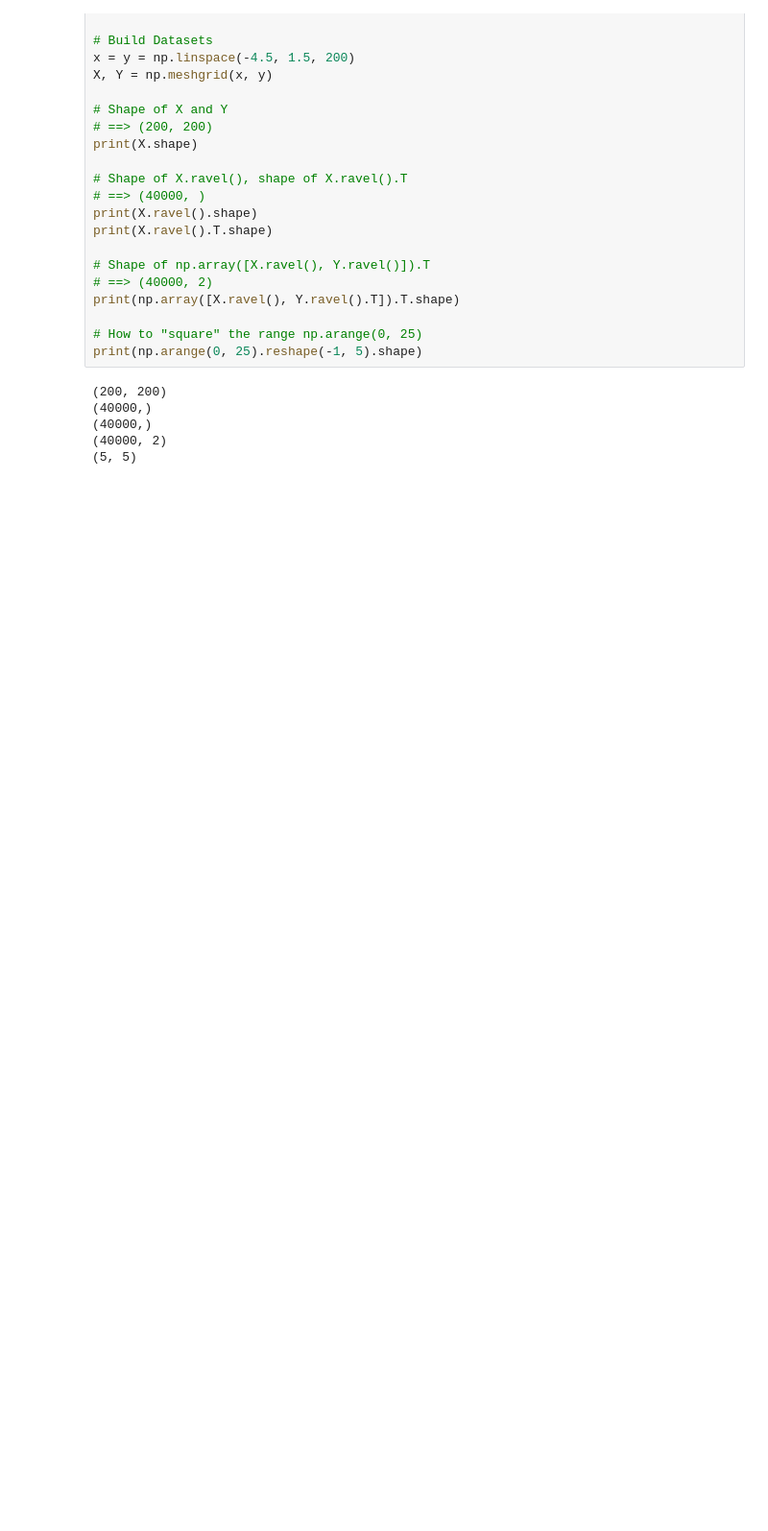
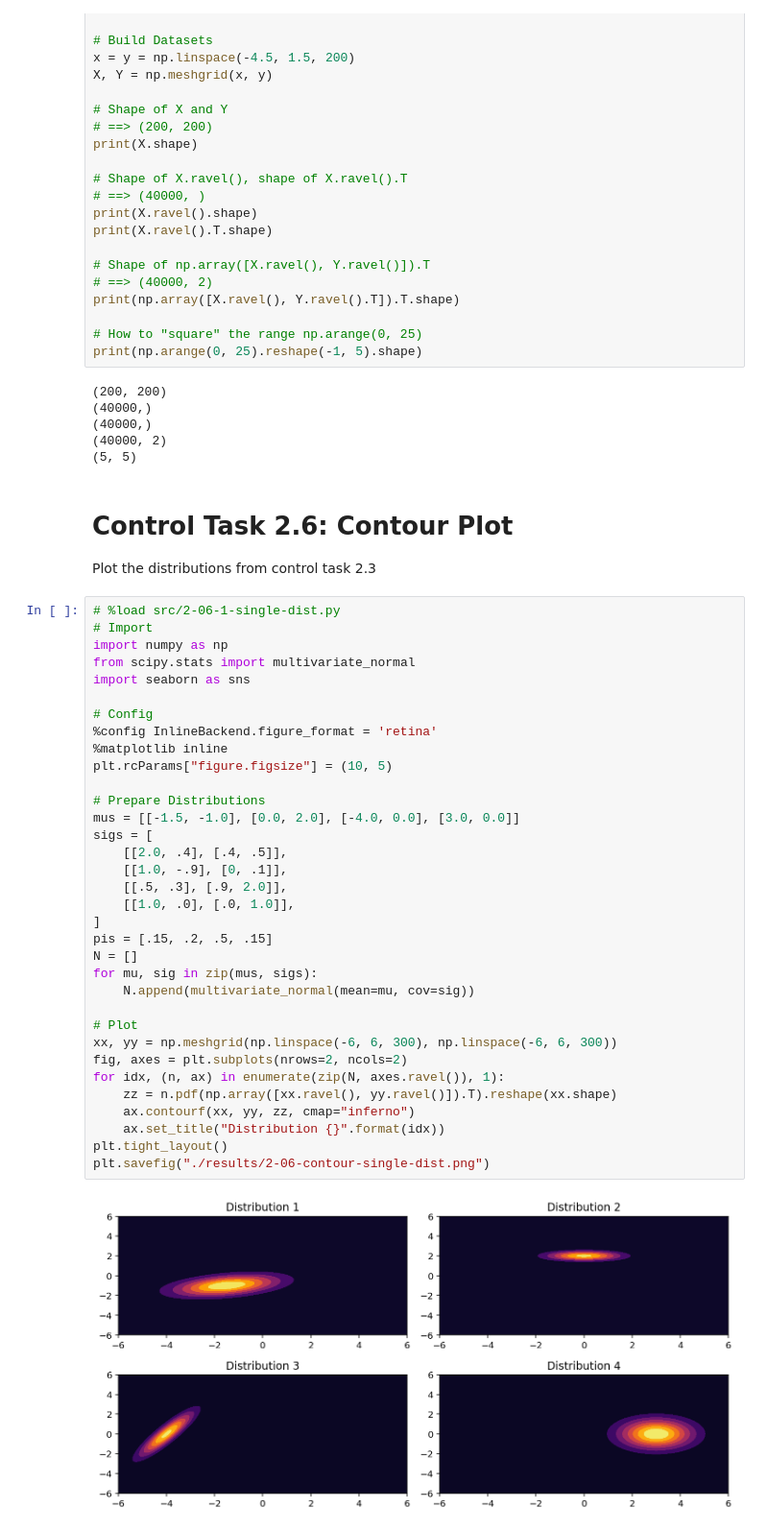
Before and after one commit to jgoerner/advanced-statistics, a Jupyter notebook: statistics/notebooks/Readingguide-2.ipynb, the cells around one changed output. Shown at 96% size. Drawn from its saved outputs; the diff is of its cells as text; blank space fills up the shorter version.

Commit message:
Include Control Task 2-6

```diff
--- a/statistics/notebooks/Readingguide-2.ipynb
+++ b/statistics/notebooks/Readingguide-2.ipynb
@@ -225,3 +225,42 @@ print(np.arange(0, 25).reshape(-1, 5).shape)
 (40000,)
 (40000, 2)
 (5, 5)
+# %% [markdown]
+# Control Task 2.6: Contour Plot
+Plot the distributions from control task 2.3
+# %%
+# %load src/2-06-1-single-dist.py
+# Import
+import numpy as np
+from scipy.stats import multivariate_normal
+import seaborn as sns
+
+# Config
+%config InlineBackend.figure_format = 'retina'
+%matplotlib inline
+plt.rcParams["figure.figsize"] = (10, 5)
+
+# Prepare Distributions
+mus = [[-1.5, -1.0], [0.0, 2.0], [-4.0, 0.0], [3.0, 0.0]]
+sigs = [
+    [[2.0, .4], [.4, .5]],
+    [[1.0, -.9], [0, .1]],
+    [[.5, .3], [.9, 2.0]],
+    [[1.0, .0], [.0, 1.0]],
+]
+pis = [.15, .2, .5, .15]
+N = []
+for mu, sig in zip(mus, sigs):
+    N.append(multivariate_normal(mean=mu, cov=sig))
+
+# Plot
+xx, yy = np.meshgrid(np.linspace(-6, 6, 300), np.linspace(-6, 6, 300))
+fig, axes = plt.subplots(nrows=2, ncols=2)
+for idx, (n, ax) in enumerate(zip(N, axes.ravel()), 1):
+    zz = n.pdf(np.array([xx.ravel(), yy.ravel()]).T).reshape(xx.shape)
+    ax.contourf(xx, yy, zz, cmap="inferno")
+    ax.set_title("Distribution {}".format(idx))
+plt.tight_layout()
+plt.savefig("./results/2-06-contour-single-dist.png")
+# %% [output]
+[figure, added]
```
Also changed, not shown: parts of 5 cells of this notebook, 9 other files.
